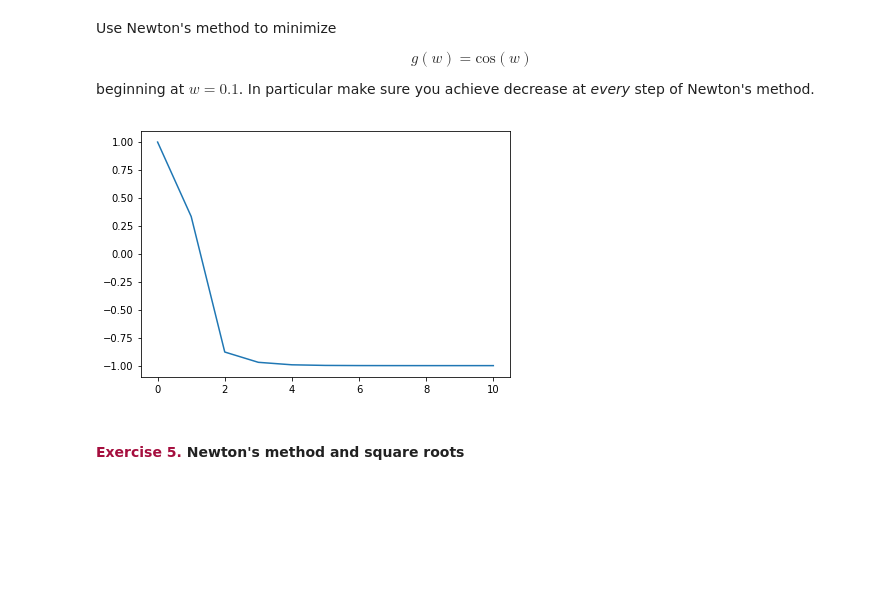
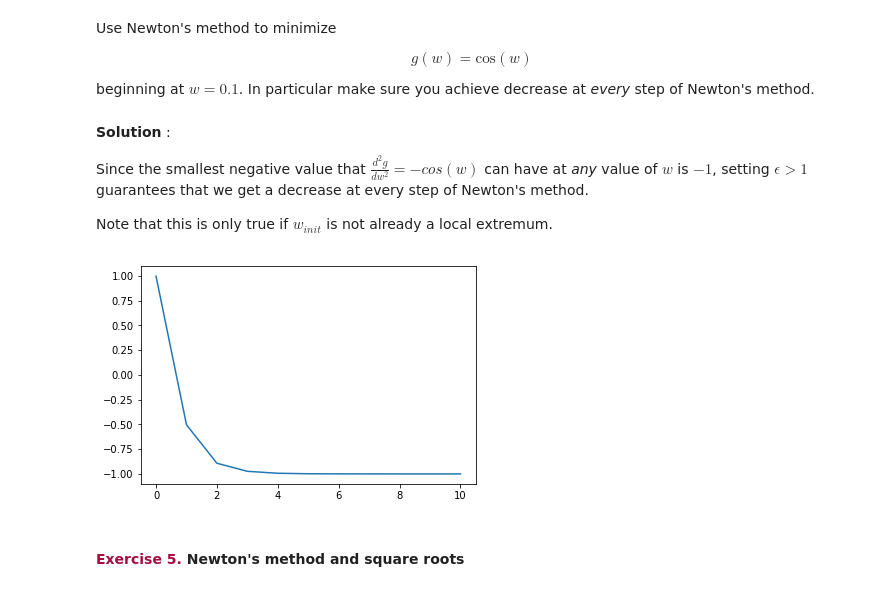
Before and after one commit to saugatkandel/machinelearning, a Jupyter notebook: hw4/HW4.ipynb, the cells around one changed output. Cells and saved outputs as stored; diff of their text form; code cells hidden in the pictures; blank space fills up the shorter version.

```diff
--- a/hw4/HW4.ipynb
+++ b/hw4/HW4.ipynb
@@ -17,8 +17,8 @@ Complete the exercises listed below in this Jupyter notebook - leaving all of yo
 ########## useful imports ###########
 # the next three lines allow you to easily make plots in notebook, and use a nice renderer (for prettier pictures)
 %matplotlib inline
-from matplotlib import rcParams
-rcParams['figure.autolayout'] = True
+#from matplotlib import rcParams
+#rcParams['figure.autolayout'] = True
 
 # import some standard libraries
 import autograd.numpy as np
@@ -321,13 +321,20 @@ g(w) = \text{cos}(w)
 \end{equation}
 
 beginning at $w = 0.1$.   In particular make sure you achieve decrease at *every* step of Newton's method.
+# %% [markdown]
+**Solution** :
+
+Since the smallest negative value that $\frac{d^2g}{dw^2} = -cos(w)$ can have at *any* value of $w$ is $-1$, setting $\epsilon > 1$ guarantees that we get a decrease at every step of Newton's method.
+
+Note that this is only true if $w_{init}$ is not already a local extremum.
 # %%
 w_init = 0.1
-weights_history = newtons_method(np.cos, w_init, 10, 1)
+weights_history = newtons_method(np.cos, w_init, 10, 1.001)
+plt.figure()
 plt.plot(np.cos(weights_history))
 plt.show()
 # %% [output]
-[figure, old version]
+[figure, new version]
 # %% [markdown]
 #### <span style="color:#a50e3e;">Exercise 5. </span>   Newton's method and square roots
 # %% [markdown]
```
Also changed, not shown: parts of 11 cells of this notebook, 1 other file.
